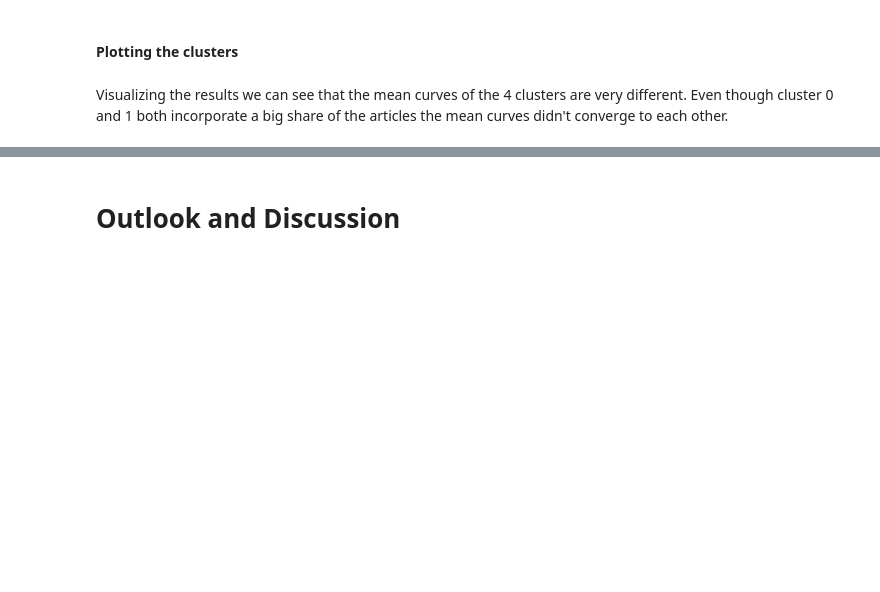
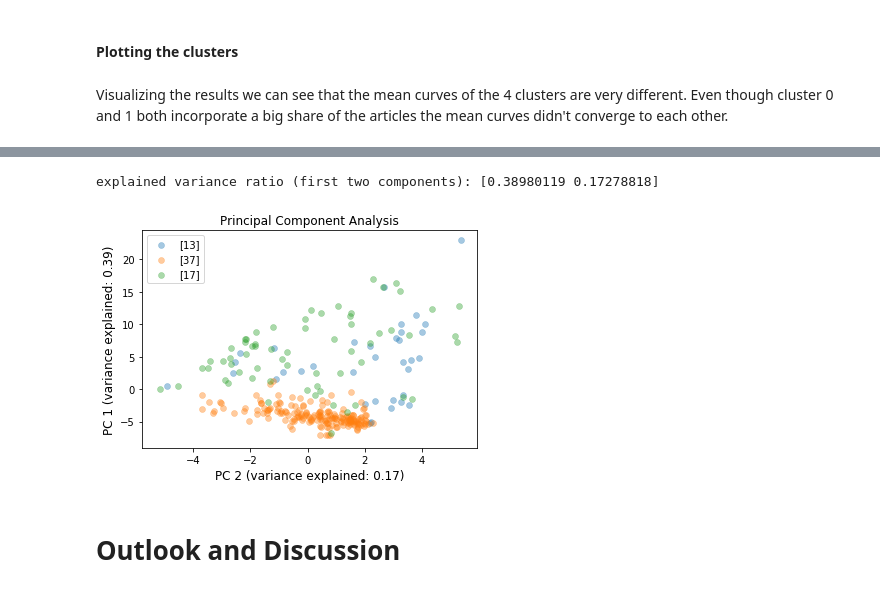
Before and after one commit to indyfree/tailor, a Jupyter notebook: notebooks/10-presentation-notebook.ipynb, the cells around one changed output, grey strips where cells are left out. Saved outputs shown, nothing was run; the diff lists cells and outputs as text; code cells hidden in the pictures; blank space fills up the shorter version.

```diff
--- a/notebooks/10-presentation-notebook.ipynb
+++ b/notebooks/10-presentation-notebook.ipynb
@@ -437,2 +437,7 @@ plot_feature_characteristics(c, 'cluster', target_value);
+# %%
+plot_cluster_pca(c, [13, 37, 17], target_value);
+# %% [output]
+explained variance ratio (first two components): [0.38980119 0.17278818]
+[figure, added]
 # %% [markdown]
 # Outlook and Discussion
```
Also changed, not shown: parts of 3 cells of this notebook, 1 other file.
